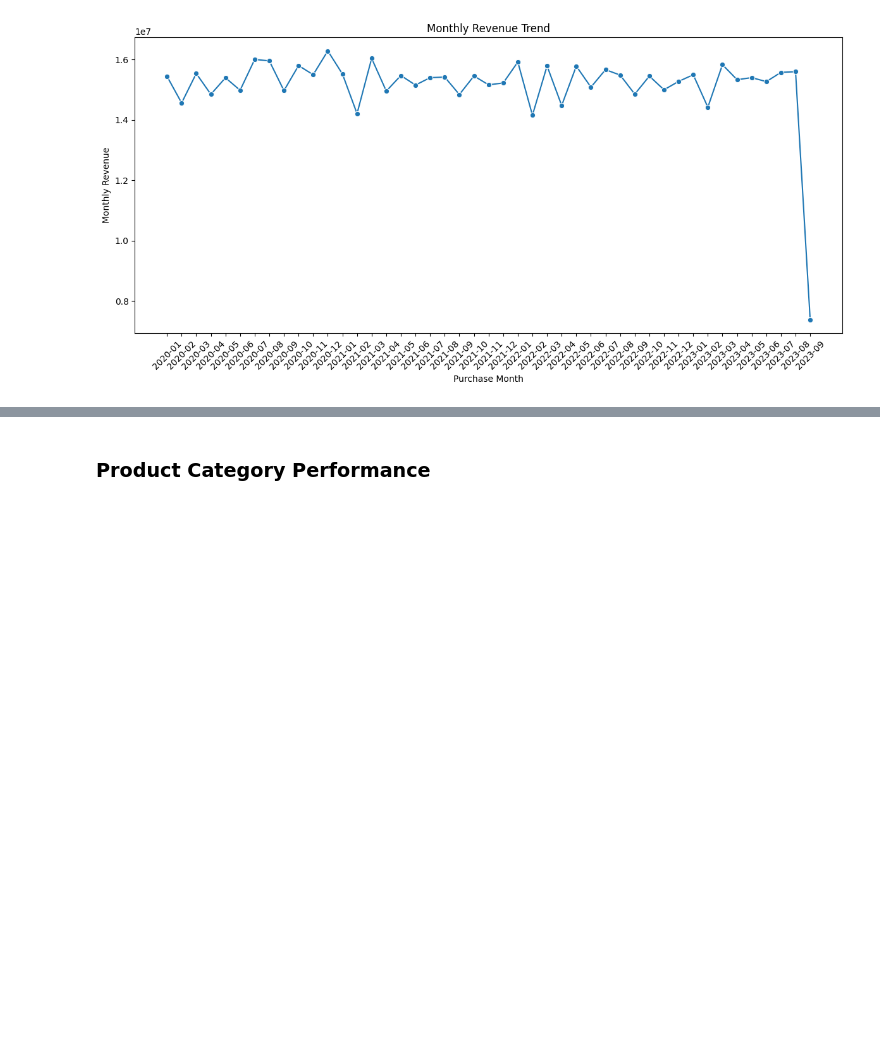
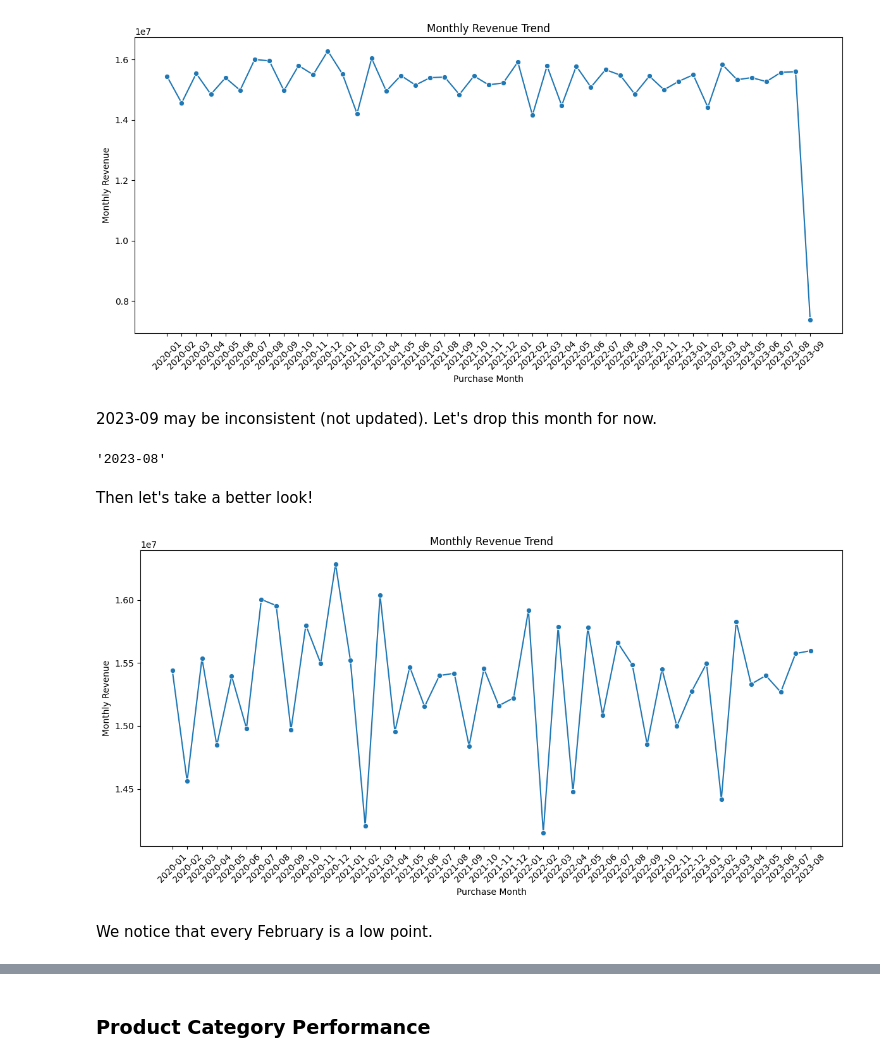
Before and after one commit to kptransfer2024-cmd/ecommerce_pj, a Jupyter notebook: churn.ipynb, the cells around one changed output, grey strips where cells are left out. Drawn from its saved outputs; the diff is of its cells as text; code cells hidden in the pictures; blank space fills up the shorter version.

```diff
--- a/churn.ipynb
+++ b/churn.ipynb
@@ -132,3 +135,51 @@ plt.tight_layout()
 plt.show()
 # %% [output]
 [figure]
+# %% [markdown]
+2023-09 may be inconsistent (not updated). Let's drop this month for now.
+# %%
+ecommerce_df["Purchase Date"] = pd.to_datetime(ecommerce_df["Purchase Date"])
+ecommerce_df["Purchase Month"] = ecommerce_df["Purchase Date"].dt.to_period("M").astype(str)
+
+# Drop incomplete / inconsistent month
+ecommerce_df = ecommerce_df[ecommerce_df["Purchase Month"] != "2023-09"].copy()
+
+# Check result
+ecommerce_df["Purchase Month"].max()
+# %% [output]
+'2023-08'
+# %% [markdown]
+Then let's take a better look!
+# %%
+monthly_summary_new = (
+    ecommerce_df
+    .assign(purchase_month=ecommerce_df["Purchase Date"].dt.strftime("%Y-%m"))
+    .groupby("purchase_month")
+    .agg(
+        monthly_revenue=("Total Purchase Amount", "sum"),
+        monthly_customers=("Customer ID", "nunique"),
+        monthly_quantity_sold=("Quantity", "sum")
+    )
+    .reset_index()
+    .sort_values("purchase_month")
+)
+
+plt.figure(figsize=(12, 6))
+
+sns.lineplot(
+    data=monthly_summary_new,
+    x="purchase_month",
+    y="monthly_revenue",
+    marker="o"
+)
+
+plt.title("Monthly Revenue Trend")
+plt.xlabel("Purchase Month")
+plt.ylabel("Monthly Revenue")
+plt.xticks(rotation=45)
+plt.tight_layout()
+plt.show()
+# %% [output]
+[figure, added]
+# %% [markdown]
+We notice that every February is a low point.
```
Also changed, not shown: parts of 20 cells of this notebook.
